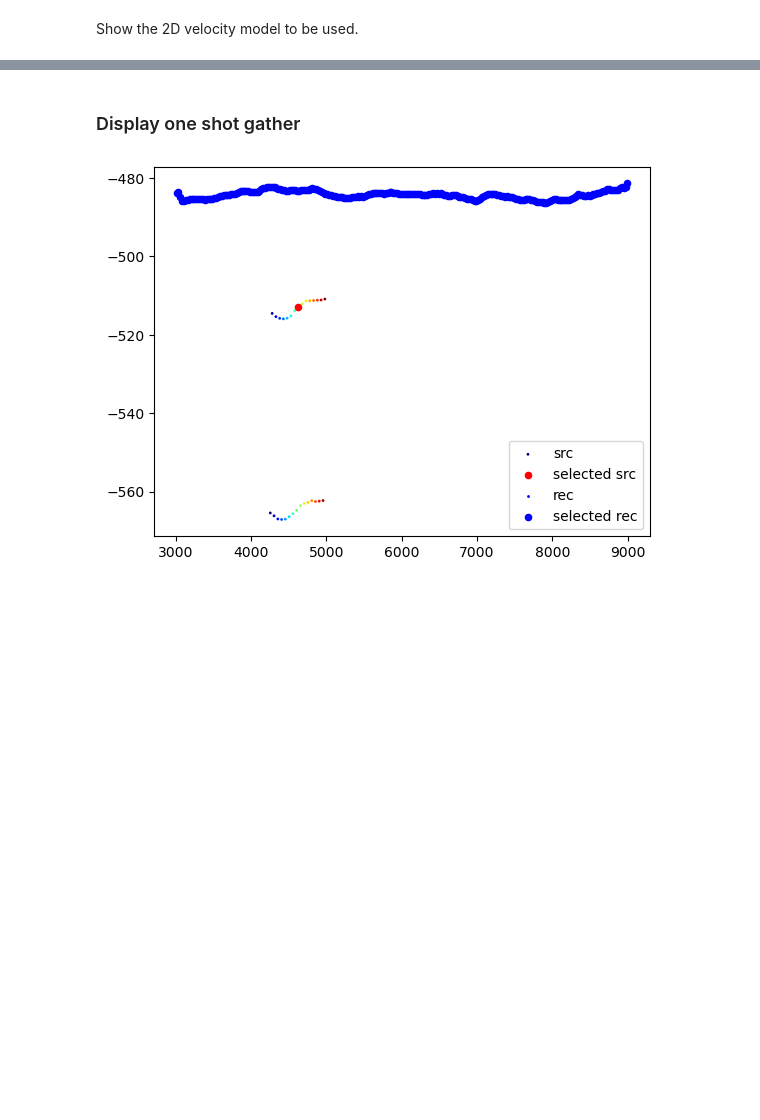
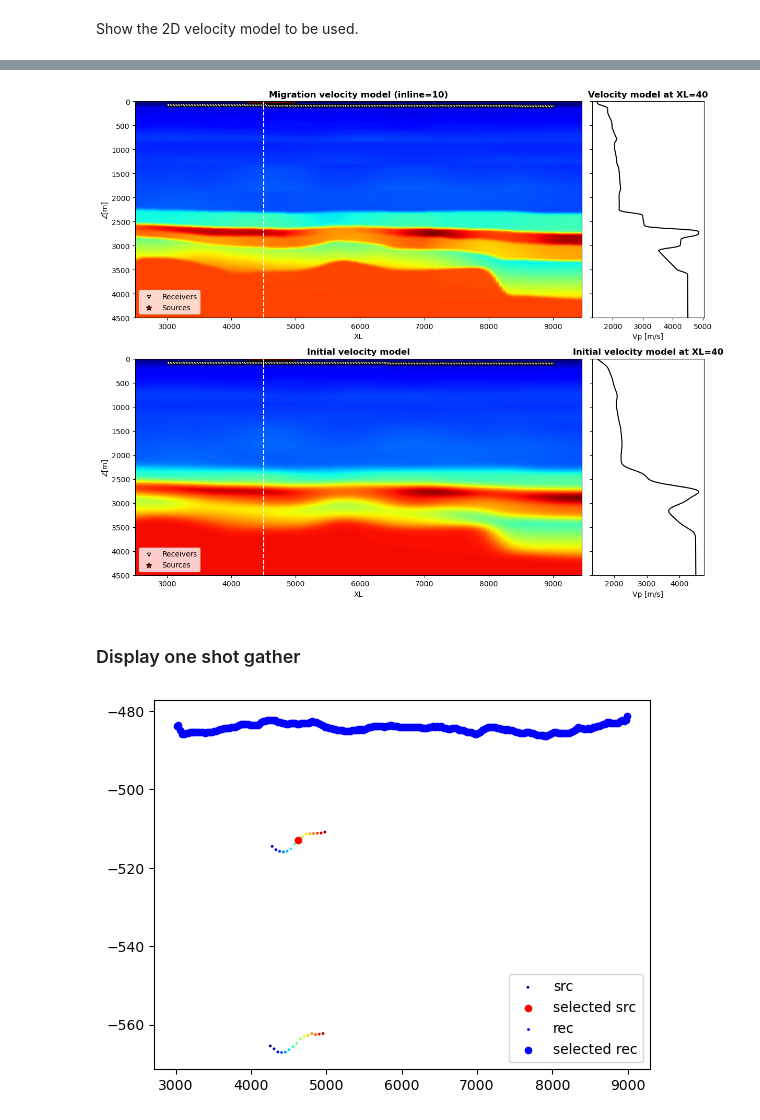
Before and after one commit to Amnah2020/RefrTomo, a Jupyter notebook: notebooks/FirstArrivalPicking_Volvo.ipynb, the cells around one changed output, grey strips where cells are left out. Saved outputs shown, nothing was run; the diff lists cells and outputs as text; code cells hidden in the pictures; blank space fills up the shorter version.

```diff
--- a/notebooks/FirstArrivalPicking_Volvo.ipynb
+++ b/notebooks/FirstArrivalPicking_Volvo.ipynb
@@ -116,3 +119,47 @@ Local regular axis:
+# %%
+# Display velocity model
+fig, axs = plt.subplots(2, 2, figsize=(12, 10), sharey=True, gridspec_kw={'width_ratios': [4, 1]})
+
+# Plot migration velocity model
+axs[0, 0].imshow(vmod2d.T, extent=(xvel_local[0], xvel_local[-1], z[-1], z[0]), cmap='jet')
+# Show receivers and sources
+axs[0, 0].scatter(sg.recx_local, sg.recz, marker='v', s=20, c='w', edgecolors='k', label='Receivers')
+axs[0, 0].scatter(sg.srcx_local, sg.srcz, marker='*', s=60, c='r', edgecolors='k', label='Sources')
+# Highlight the crossline
+axs[0, 0].axvline(xvel_local[40], color='w', linestyle='--')
+axs[0, 0].set_title(f'Migration velocity model (inline={inline})', fontweight='bold')
+axs[0, 0].set_xlabel('XL')
+axs[0, 0].set_ylabel('Z[m]')
+axs[0, 0].axis('tight')
+axs[0, 0].legend()
+
+# Plot velocity profile at XL=40
+axs[0, 1].plot(vmod2d[40], z, 'k')
+axs[0, 1].set_title('Velocity model at XL=40', fontweight='bold')
+axs[0, 1].set_xlabel('Vp [m/s]')
+
+# Plot initial velocity model
+axs[1, 0].imshow(vel_init.T, extent=(xvel_local[0], xvel_local[-1], z[-1], z[0]), cmap='jet')
+# Show receivers and sources
+axs[1, 0].scatter(sg.recx_local, sg.recz, marker='v', s=20, c='w', edgecolors='k', label='Receivers')
+axs[1, 0].scatter(sg.srcx_local, sg.srcz, marker='*', s=60, c='r', edgecolors='k', label='Sources')
+# Highlight the crossline
+axs[1, 0].axvline(xvel_local[40], color='w', linestyle='--')
+axs[1, 0].set_title('Initial velocity model', fontweight='bold')
+axs[1, 0].set_xlabel('XL')
+axs[1, 0].set_ylabel('Z[m]')
+axs[1, 0].axis('tight')
+axs[1, 0].legend()
+
+# Plot velocity profile at XL=40
+axs[1, 1].plot(vel_init[40], z, 'k')
+axs[1, 1].set_title('Initial velocity model at XL=40', fontweight='bold')
+axs[1, 1].set_xlabel('Vp [m/s]')
+
+plt.tight_layout();
+plt.show()
+# %% [output]
+[figure, added]
 # %% [markdown]
 ### Display one shot gather
 # %%
```
Also changed, not shown: parts of 31 cells of this notebook.
